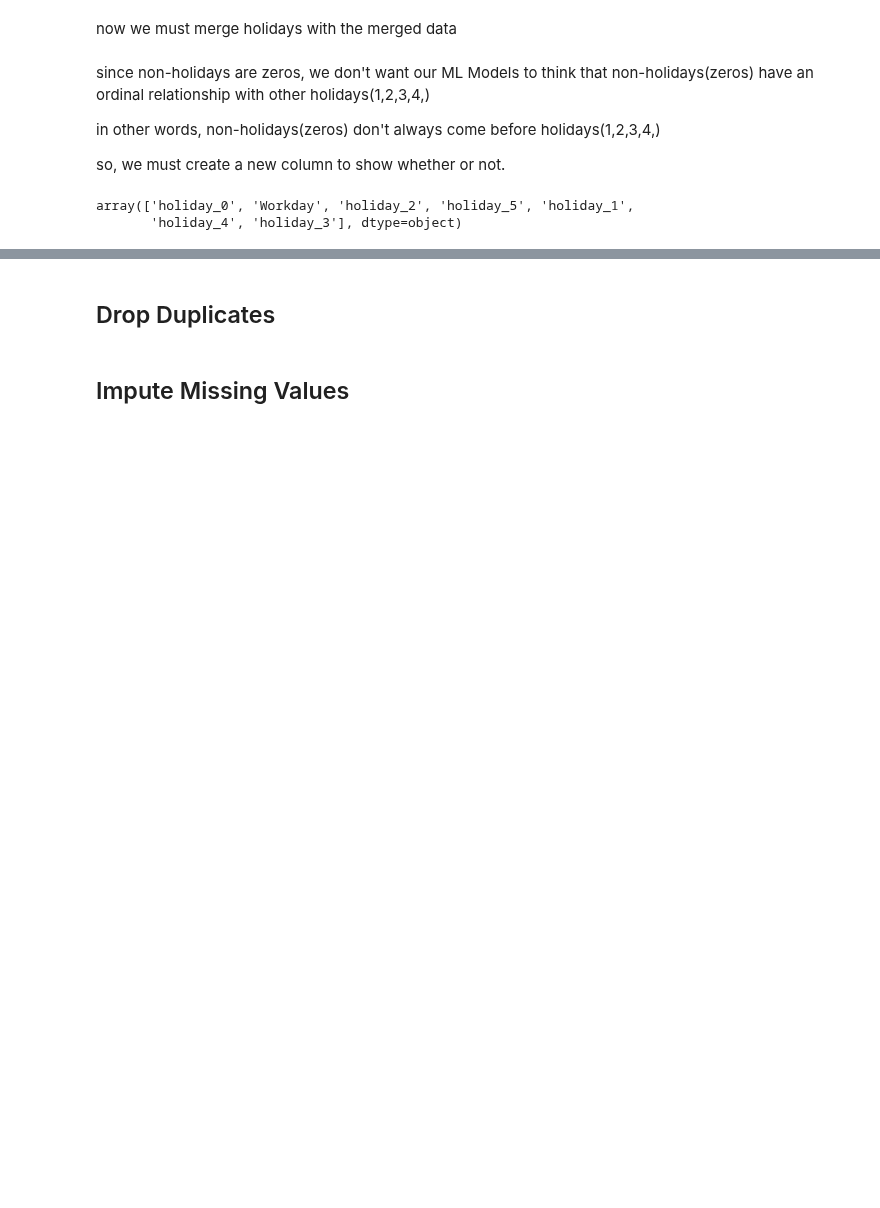
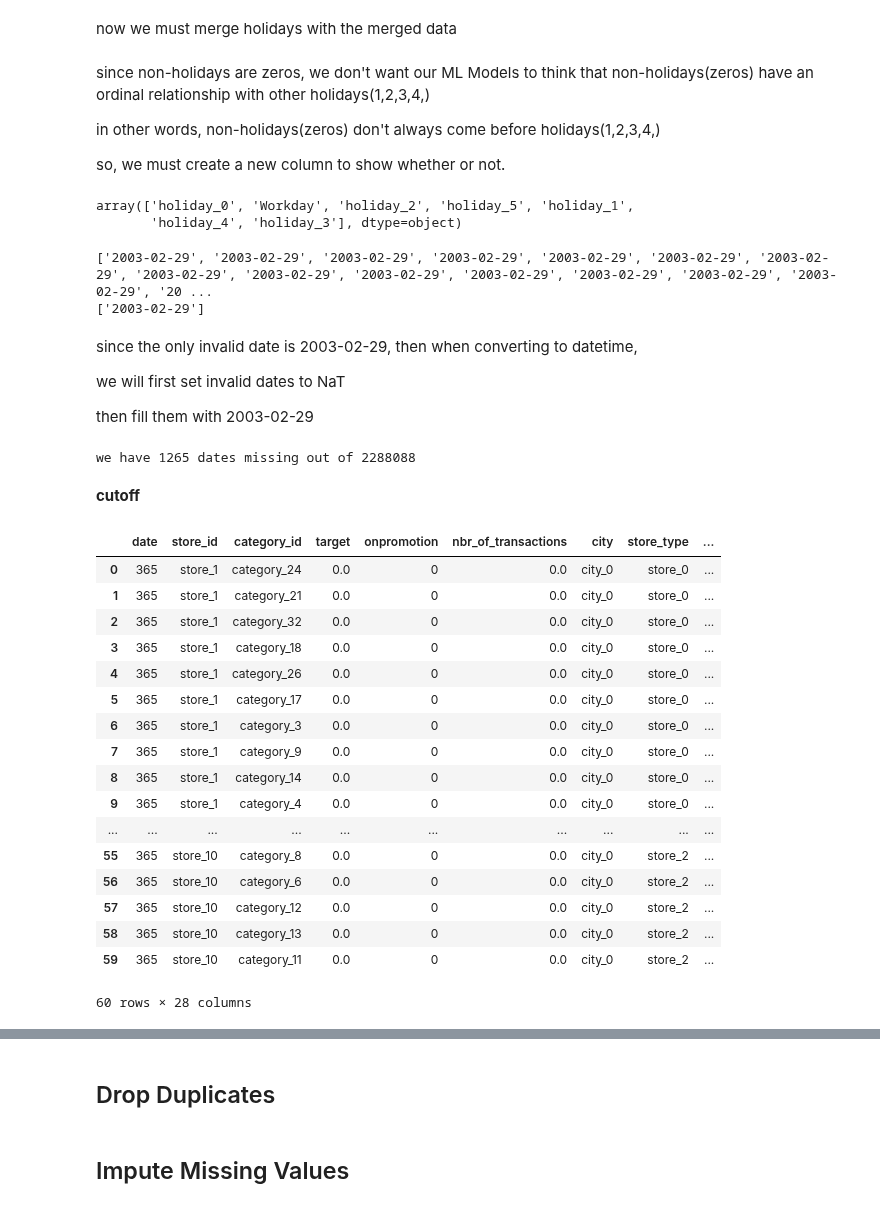
Before and after one commit to ikoghoemmanuell/Grocery-Store-Forecasting-Challenge-For-Azubian, a Jupyter notebook: dev/notebooks/sales.ipynb, the cells around one changed output, grey strips where cells are left out. Saved outputs shown, nothing was run; the diff lists cells and outputs as text; code cells hidden in the pictures; blank space fills up the shorter version.

```diff
--- a/dev/notebooks/sales.ipynb
+++ b/dev/notebooks/sales.ipynb
@@ -495,3 +487,22 @@ train_merged2['holiday_type'].unique()
 # %% [output]
 array(['holiday_0', 'Workday', 'holiday_2', 'holiday_5', 'holiday_1',
        'holiday_4', 'holiday_3'], dtype=object)
+# %%
+# Convert the column to datetime with errors='coerce'
+train_merged2['date_ext'] = pd.to_datetime(train_merged2['date_extracted'], errors='coerce')
+
+# Filter rows with NaT values and convert them to a list
+invalid_dates = train_merged2.loc[train_merged2['date_ext'].isna(), 'date_extracted'].tolist()
+
+print(invalid_dates) #get a list of invalid dates
+print(list(set(invalid_dates))) #unique invalid dates
+train_merged2.drop('date_ext', axis=1, inplace=True)
+# %% [output]
+['2003-02-29', '2003-02-29', '2003-02-29', '2003-02-29', '2003-02-29', '2003-02-29', '2003-02-29', '2003-02-29', '2003-02-29', '2003-02-29', '2003-02-29', '2003-02-29', '2003-02-29', '2003-02-29', '20 ...
+['2003-02-29']
+# %% [markdown]
+since the only invalid date is 2003-02-29, then when converting to datetime,
+
+we will first set invalid dates to NaT
+
+then fill them with 2003-02-29
@@ -497,0 +520,27 @@ array(['holiday_0', 'Workday', 'holiday_2', 'holiday_5', 'holiday_1',
+# %%
+missing_dates = get_missing_dates(train_merged2)
+# %% [output]
+we have 1265 dates missing out of 2288088
+# %% [markdown]
+**cutoff**
+# %%
+train_merged2.head(60)
+# %% [output]
+|  | date | store_id | category_id | target | onpromotion | nbr_of_transactions | city | store_type | ... |
+| 0 | 365 | store_1 | category_24 | 0.0 | 0 | 0.0 | city_0 | store_0 | ... |
+| 1 | 365 | store_1 | category_21 | 0.0 | 0 | 0.0 | city_0 | store_0 | ... |
+| 2 | 365 | store_1 | category_32 | 0.0 | 0 | 0.0 | city_0 | store_0 | ... |
+| 3 | 365 | store_1 | category_18 | 0.0 | 0 | 0.0 | city_0 | store_0 | ... |
+| 4 | 365 | store_1 | category_26 | 0.0 | 0 | 0.0 | city_0 | store_0 | ... |
+| 5 | 365 | store_1 | category_17 | 0.0 | 0 | 0.0 | city_0 | store_0 | ... |
+| 6 | 365 | store_1 | category_3 | 0.0 | 0 | 0.0 | city_0 | store_0 | ... |
+| 7 | 365 | store_1 | category_9 | 0.0 | 0 | 0.0 | city_0 | store_0 | ... |
+| 8 | 365 | store_1 | category_14 | 0.0 | 0 | 0.0 | city_0 | store_0 | ... |
+| 9 | 365 | store_1 | category_4 | 0.0 | 0 | 0.0 | city_0 | store_0 | ... |
+| ... | ... | ... | ... | ... | ... | ... | ... | ... | ... |
+| 55 | 365 | store_10 | category_8 | 0.0 | 0 | 0.0 | city_0 | store_2 | ... |
+| 56 | 365 | store_10 | category_6 | 0.0 | 0 | 0.0 | city_0 | store_2 | ... |
+| 57 | 365 | store_10 | category_12 | 0.0 | 0 | 0.0 | city_0 | store_2 | ... |
+| 58 | 365 | store_10 | category_13 | 0.0 | 0 | 0.0 | city_0 | store_2 | ... |
+| 59 | 365 | store_10 | category_11 | 0.0 | 0 | 0.0 | city_0 | store_2 | ... |
+60 rows × 28 columns
```
Also changed, not shown: parts of 30 cells of this notebook.
